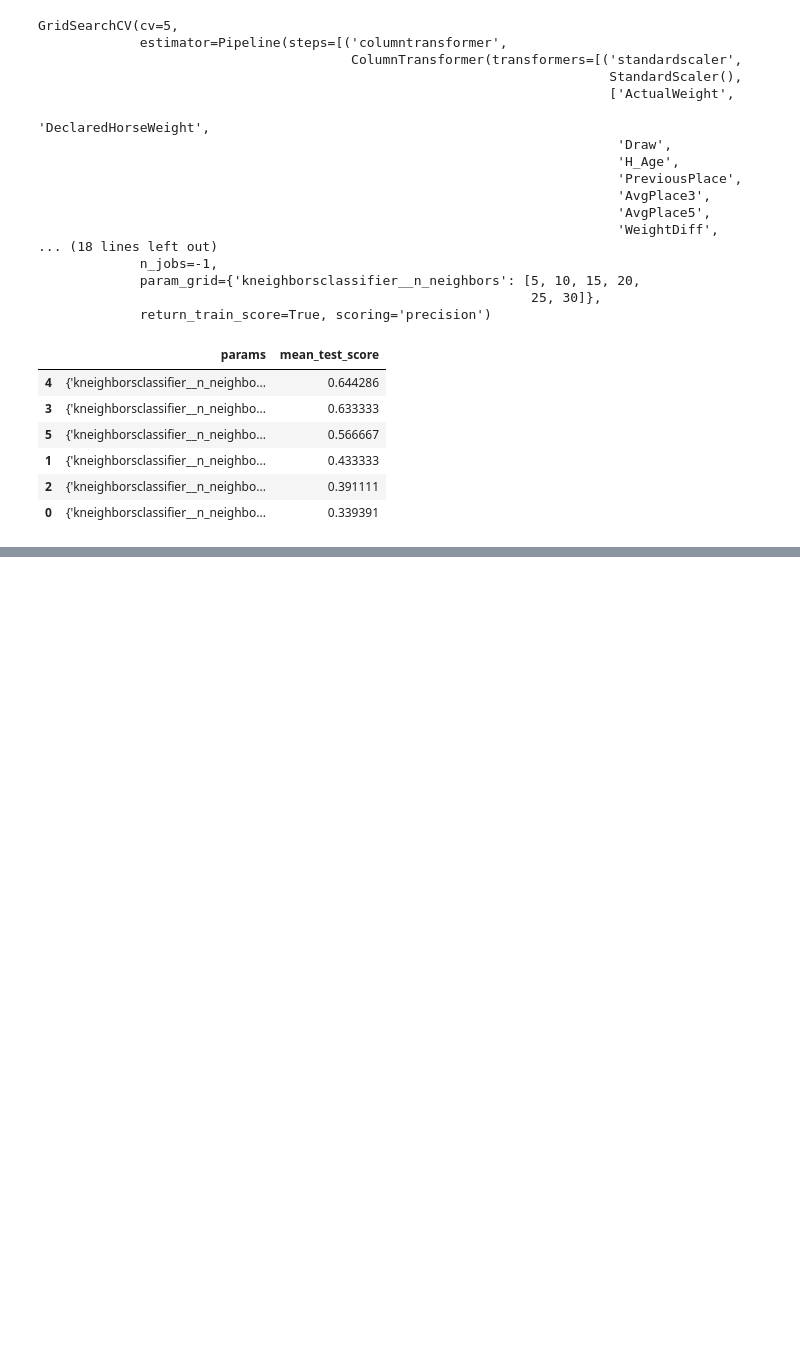
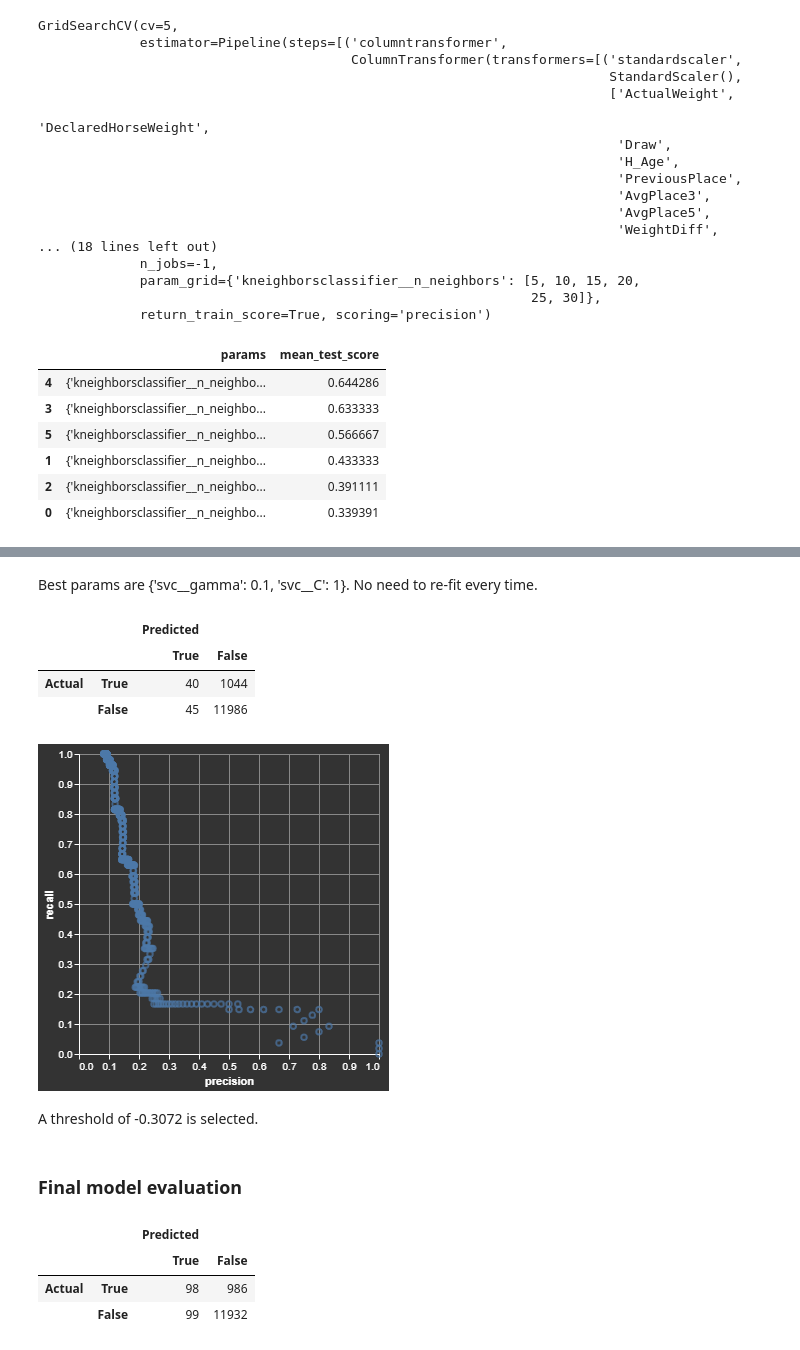
Before and after one commit to morrismanfung/yukoproject2022, a Jupyter notebook: 02-model/001-knn.ipynb, the cells around one changed output, grey strips where cells are left out. Saved outputs shown, nothing was run; the diff lists cells and outputs as text; code cells hidden in the pictures; blank space fills up the shorter version.

```diff
--- a/02-model/001-knn.ipynb
+++ b/02-model/001-knn.ipynb
@@ -172,5 +182,6 @@ results[ ['params', 'mean_test_score']].sort_values( 'mean_test_score', ascendin
 # %%
-pipe_knn_opt = make_pipeline( column_transformer, KNeighborsClassifier( n_neighbors = 20))
+pipe_knn_opt = make_pipeline( column_transformer,
+                              KNeighborsClassifier( n_neighbors = grid_search_knn.best_params_[ 'kneighborsclassifier__n_neighbors']))
 # %%
 pipe_knn_opt.fit( X_train, y_train)
 # %% [output]
@@ -209,0 +275,28 @@ weighted avg       0.89      0.92      0.88     13115
+# %% [markdown]
+Best params are {'svc__gamma': 0.1, 'svc__C': 1}. No need to re-fit every time.
+# %%
+pipe_svc_opt = make_pipeline( column_transformer,
+                              SVC( gamma = 0.1,
+                                   C = 1))
+pipe_svc_opt.fit( X_train, y_train)
+y_hat_svc_opt = pipe_svc_opt.predict( X_test)
+better_confusion_matrix( y_test, y_hat_svc_opt, labels = [ True, False])
+# %% [output]
+|  |  | Predicted |  |
+|  |  | True | False |
+| Actual | True | 40 | 1044 |
+|  | False | 45 | 11986 |
+# %%
+X_cv_train, X_cv_test, y_cv_train, y_cv_test = train_test_split( X_train, y_train, test_size = 0.2, stratify = y_train, random_state = 918)
+# %%
+pipe_svc_opt.fit( X_cv_train, y_cv_train)
+proba = pipe_svc_opt.decision_function( X_cv_test)
+precision, recall, thresholds = precision_recall_curve( y_cv_test, proba)
+# %%
+pr_curve( precision, recall, thresholds)
+# %% [output]
+[figure, added]
+# %% [markdown]
+A threshold of -0.3072 is selected.
+# %% [markdown]
+### Final model evaluation
@@ -209,0 +308,9 @@ weighted avg       0.89      0.92      0.88     13115
+# %%
+pipe_svc_opt.fit( X_train, y_train)
+y_hat_svc_opt = svc_by_proba( pipe_svc_opt, X_test, -0.3072)
+better_confusion_matrix( y_test, y_hat_svc_opt, labels = [ True, False])
+# %% [output]
+|  |  | Predicted |  |
+|  |  | True | False |
+| Actual | True | 98 | 986 |
+|  | False | 99 | 11932 |
```
Also changed, not shown: parts of 63 cells of this notebook.
